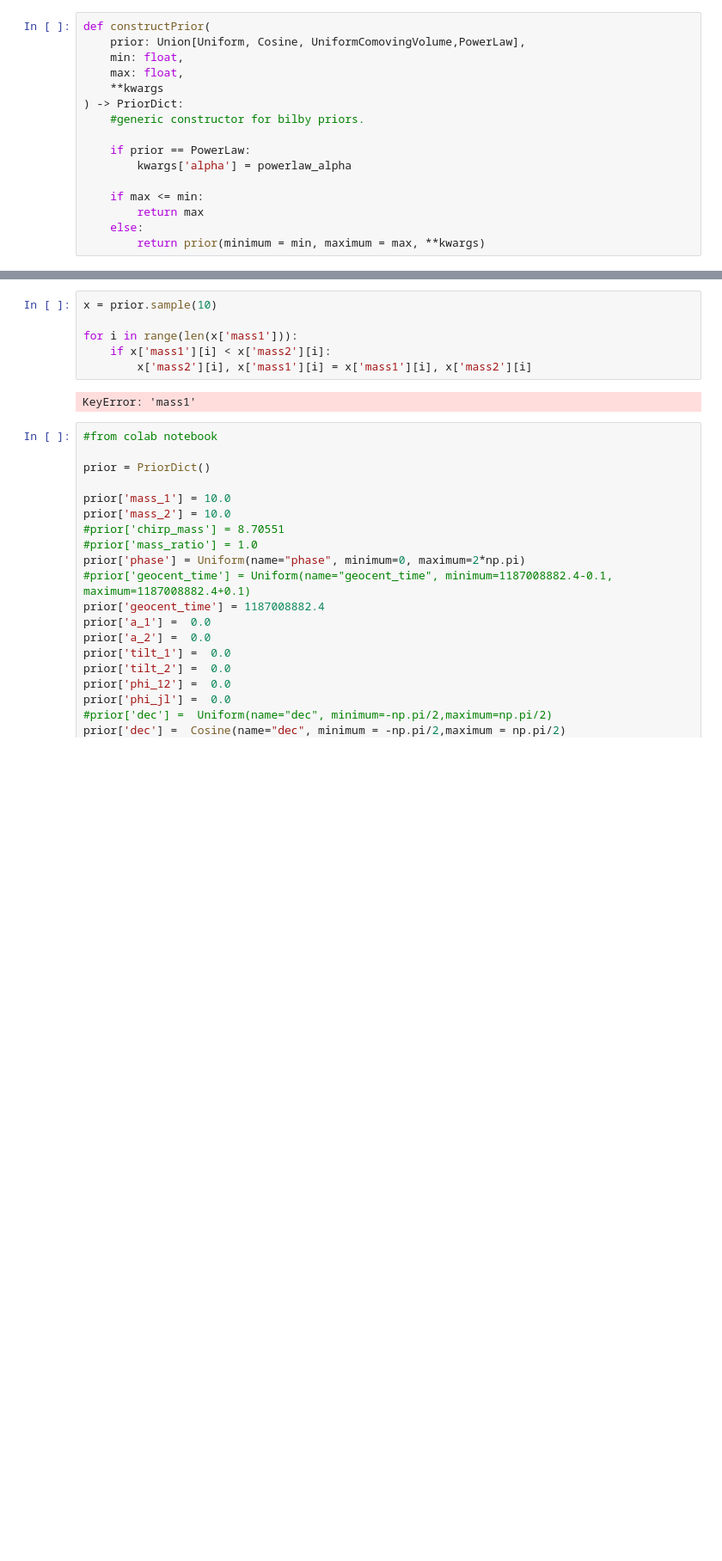
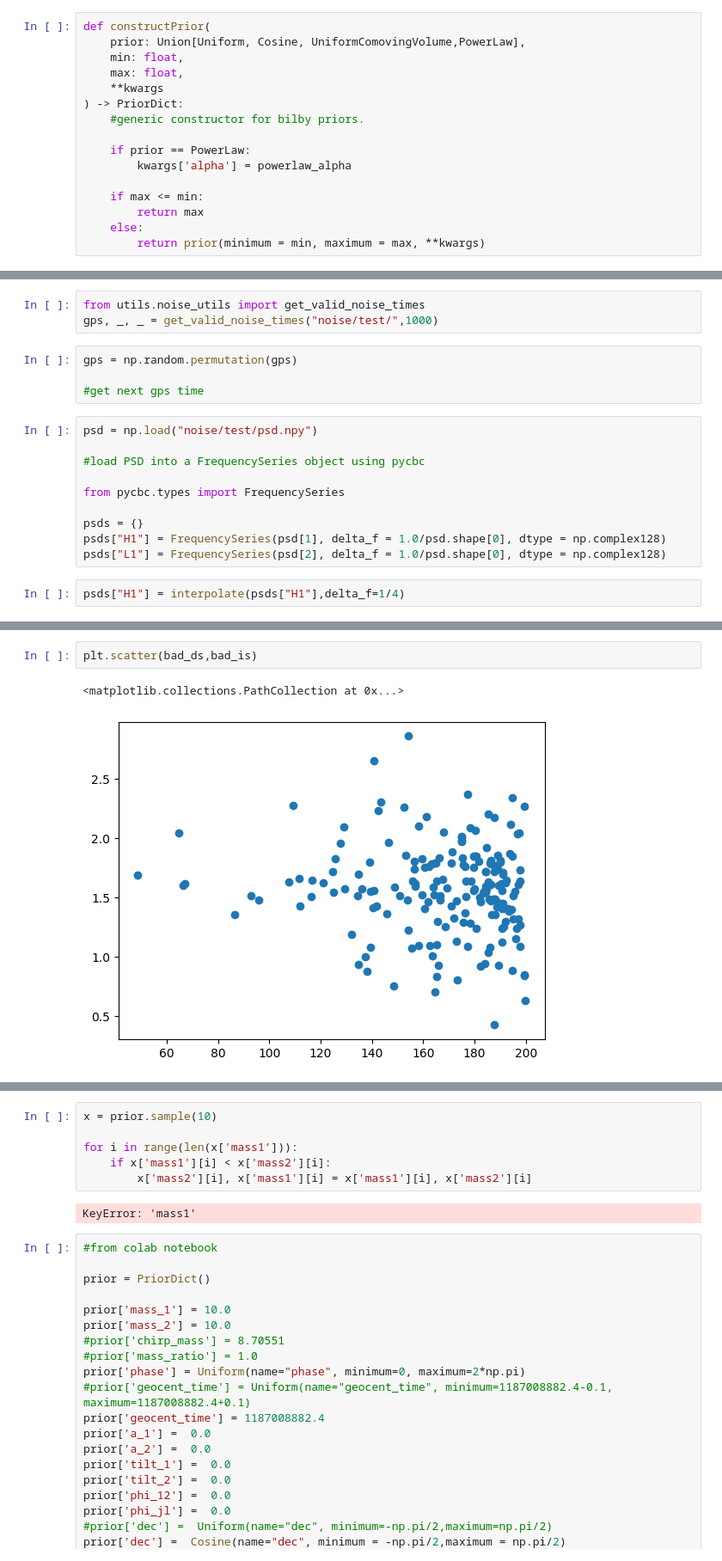
Before and after one commit to Super-nova2/GWSamplegen, a Jupyter notebook: configGen.ipynb, the cells around one changed output, grey strips where cells are left out. Shown at 86% size. Drawn from its saved outputs; the diff is of its cells as text; blank space fills up the shorter version.

```diff
--- a/configGen.ipynb
+++ b/configGen.ipynb
@@ -203,0 +175,19 @@ plt.hist(x['d'],bins=25)
+# %%
+from utils.noise_utils import get_valid_noise_times
+gps, _, _ = get_valid_noise_times("noise/test/",1000)
+# %%
+gps = np.random.permutation(gps)
+
+#get next gps time
+# %%
+psd = np.load("noise/test/psd.npy")
+
+#load PSD into a FrequencySeries object using pycbc
+
+from pycbc.types import FrequencySeries
+
+psds = {}
+psds["H1"] = FrequencySeries(psd[1], delta_f = 1.0/psd.shape[0], dtype = np.complex128)
+psds["L1"] = FrequencySeries(psd[2], delta_f = 1.0/psd.shape[0], dtype = np.complex128)
+# %%
+psds["H1"] = interpolate(psds["H1"],delta_f=1/4)
@@ -203,0 +317,5 @@ plt.hist(x['d'],bins=25)
+# %%
+plt.scatter(bad_ds,bad_is)
+# %% [output]
+<matplotlib.collections.PathCollection at 0x...>
+[figure, added]
```
Also changed, not shown: parts of 58 cells of this notebook, 9 other files.
